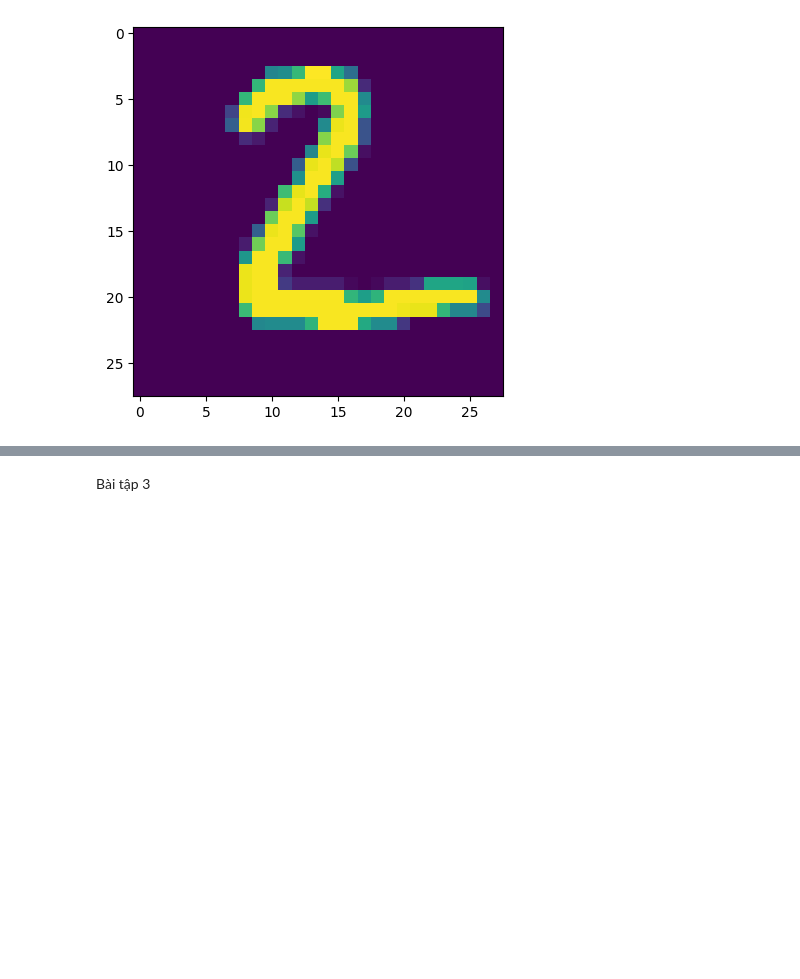
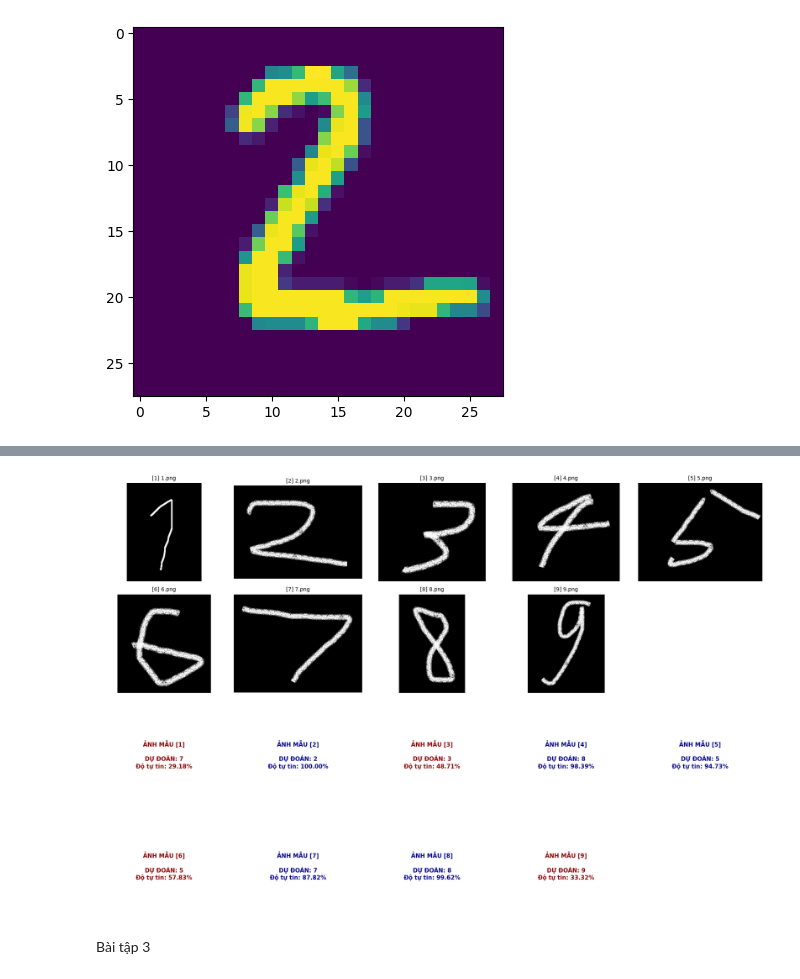
Before and after one commit to phamanhnhatminh1809/ThucHanhDeepLearning, a Jupyter notebook: THDL_Tuan03.ipynb, the cells around one changed output, grey strips where cells are left out. Saved outputs shown, nothing was run; the diff lists cells and outputs as text; code cells hidden in the pictures; blank space fills up the shorter version.

Commit message:
Được tạo bằng Colab

```diff
--- a/THDL_Tuan03.ipynb
+++ b/THDL_Tuan03.ipynb
@@ -195,3 +370,96 @@ plt.show()
+# %%
+import os
+import cv2
+import numpy as np
+import matplotlib.pyplot as plt
+
+# 1. Định nghĩa đường dẫn đến thư mục chứa ảnh thật trên Colab
+thu_muc_anh = '/content/anh_that'
+
+# 2. Kiểm tra thư mục và lấy danh sách tối đa 10 tệp ảnh đầu tiên
+dinh_dang_hop_le = ('.png', '.jpg', '.jpeg', '.bmp')
+if os.path.exists(thu_muc_anh):
+    danh_sach_anh = [f for f in os.listdir(thu_muc_anh) if f.lower().endswith(dinh_dang_hop_le)]
+    danh_sach_anh = sorted(danh_sach_anh)[:10]  # Giới hạn lấy tối đa 10 ảnh
+else:
+    danh_sach_anh = []
+    print(f"Lỗi: Không tìm thấy thư mục '{thu_muc_anh}'. Hãy đảm bảo bạn đã tạo thư mục này.")
+
+so_luong_anh = len(danh_sach_anh)
+
+if so_luong_anh == 0:
+    print("Thư mục trống hoặc không chứa định dạng ảnh hợp lệ.")
+else:
+    # Khởi tạo khung vẽ gồm 4 hàng và 5 cột (Tổng cộng 20 ô)
+    # Hàng 0 và Hàng 1: Dùng để hiển thị ảnh thật
+    # Hàng 2 và Hàng 3: Dùng để hiển thị chữ kết quả dự đoán
+    fig, axes = plt.subplots(4, 5, figsize=(18, 12))
+
+    for idx in range(10):
+        # Tính toán vị trí tọa độ ô cho ảnh (Hàng 0 cho 5 ảnh đầu, Hàng 1 cho 5 ảnh sau)
+        hang_anh = 0 if idx < 5 else 1
+        cot_anh = idx % 5
+        ax_anh = axes[hang_anh, cot_anh]
+
+        # Tính toán vị trí tọa độ ô cho chữ kết quả (Tương ứng ở Hàng 2 và Hàng 3)
+        hang_chu = 2 if idx < 5 else 3
+        cot_chu = idx % 5
+        ax_chu = axes[hang_chu, cot_chu]
+
+        if idx < so_luong_anh:
+            ten_file = danh_sach_anh[idx]
+            duong_dan_anh = os.path.join(thu_muc_anh, ten_file)
+
+            # Đọc ảnh gốc bằng OpenCV
+            img_bgr = cv2.imread(duong_dan_anh)
+
+            # Chuyển đổi hệ màu để hiển thị chính xác trên matplotlib
+            img_rgb = cv2.cvtColor(img_bgr, cv2.COLOR_BGR2RGB)
+
+            # Hiển thị ảnh gốc lên khung hình
+            ax_anh.imshow(img_rgb)
+            ax_anh.set_title(f"[{idx+1}] {ten_file}", fontsize=10)
+            ax_anh.axis('off')
+
+            # --- TIỀN XỬ LÝ ẢNH CHO MÔ HÌNH CNN ---
+            # Chuyển sang ảnh xám
+            img_gray = cv2.cvtColor(img_bgr, cv2.COLOR_BGR2GRAY)
+            # Thay đổi kích thước về đúng chuẩn 28x28
+            img_resized = cv2.resize(img_gray, (28, 28))
+
+            # [LƯU Ý]: Nếu ảnh thật là chữ ĐEN trên giấy TRẮNG, bạn hãy mở dấu '#' ở dòng dưới:
+            # img_resized = cv2.bitwise_not(img_resized)
+
+            # Chuẩn hóa ma trận điểm ảnh đầu vào
+            img_input = img_resized.astype('float32') / 255.0
+            img_input = np.expand_dims(img_input, axis=(0, -1))
+
+            # --- DỰ ĐOÁN KẾT QUẢ ---
+            xac_suat_du_doan = mo_hinh_hoan_chinh.predict(img_input, verbose=0)
+            lop_du_doan = np.argmax(xac_suat_du_doan)
+            do_tu_tin = np.max(xac_suat_du_doan) * 100
+
+            # Hiển thị kết quả bằng dạng văn bản thuần túy (Ẩn viền ô trống)
+            ax_chu.text(
+                0.5, 0.5,
+                f"ẢNH MẪU [{idx+1}]\n\nDỰ ĐOÁN: {lop_du_doan}\nĐộ tự tin: {do_tu_tin:.2f}%",
+                fontsize=11,
+                ha='center',
+                va='center',
+                weight='bold',
+                color='darkblue' if do_tu_tin > 80 else 'darkred' # Chữ xanh nếu độ tự tin cao, chữ đỏ nếu thấp
+            )
+            ax_chu.axis('off')
+
+        else:
+            # Nếu trong thư mục có ít hơn 10 ảnh, tự động ẩn toàn bộ các ô thừa còn lại
+            ax_anh.axis('off')
+            ax_chu.axis('off')
+
+    plt.tight_layout()
+    plt.show()
+# %% [output]
+[figure, added]
 # %% [markdown]
 Bài tập 3
 # %%
```
Also changed, not shown: parts of 13 cells of this notebook.
